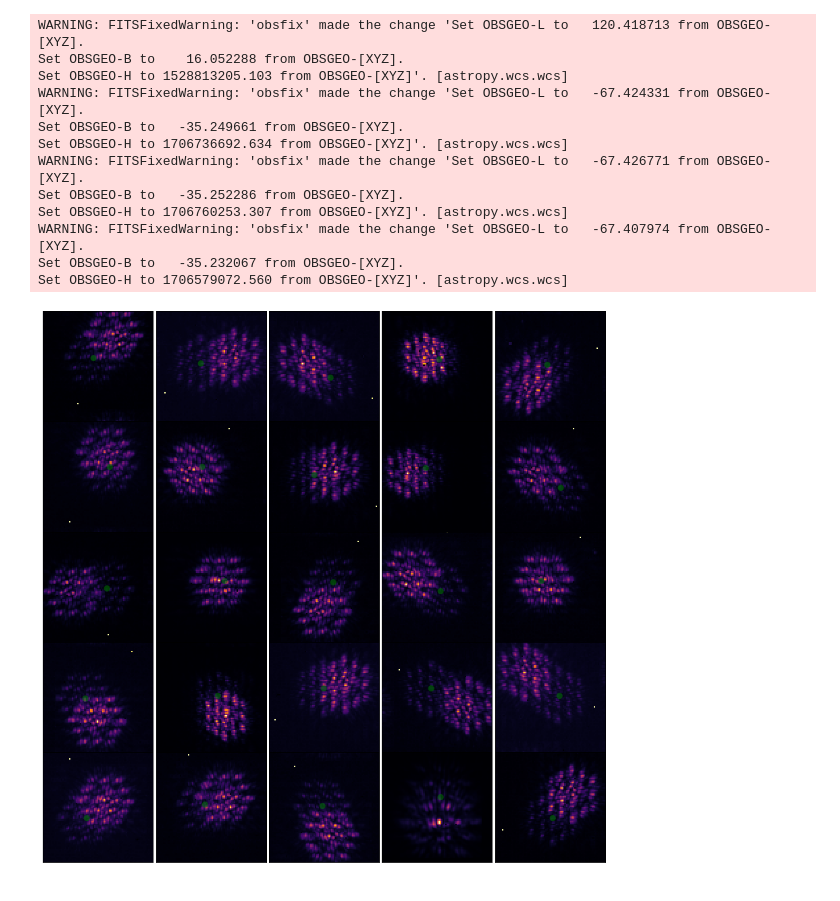
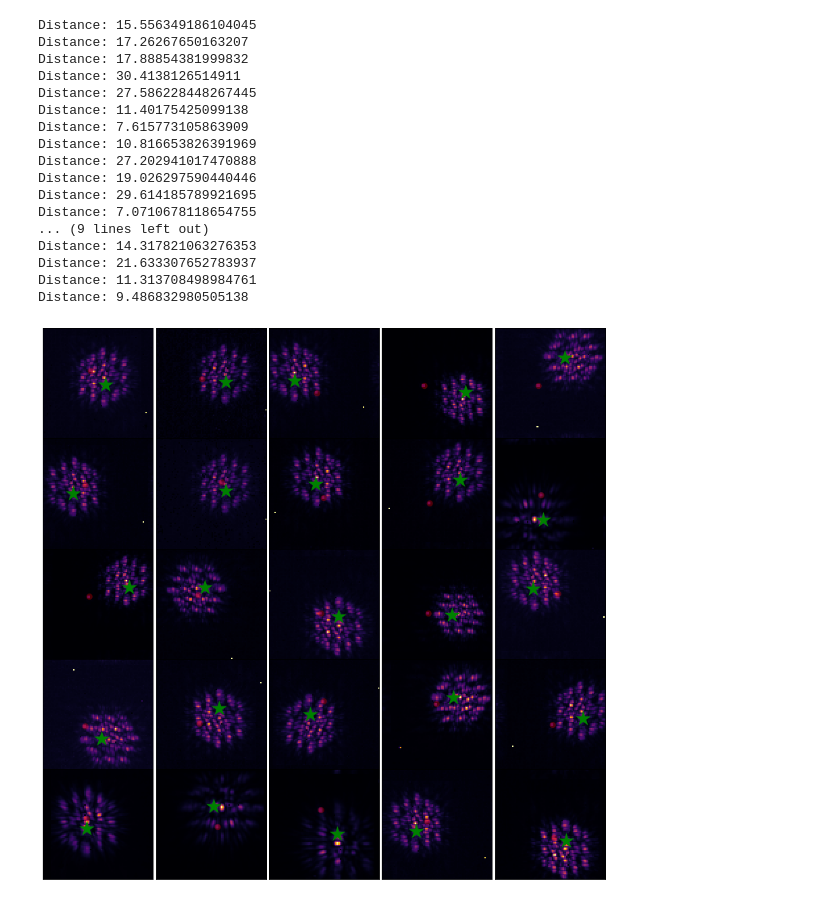
Before and after one commit to AstroMusers/AI-Boosted-Coronagraphy, a Jupyter notebook: notebooks/plotdataset.ipynb, the cells around one changed output. Saved outputs shown, nothing was run; the diff lists cells and outputs as text; code cells hidden in the pictures.

Commit message:
visualization almost done

```diff
--- a/notebooks/plotdataset.ipynb
+++ b/notebooks/plotdataset.ipynb
@@ -55,8 +55,8 @@ def rotate_point(x, y, angle_degrees, center=(40, 40)):
     dy = y - center[1]
 
     # Rotate the point
-    new_x = center[0] + dx * math.cos(angle_radians) - dy * math.sin(angle_radians)
-    new_y = center[1] + dx * math.sin(angle_radians) + dy * math.cos(angle_radians)
+    new_x = center[0] + dx * math.cos(angle_radians) + dy * math.sin(angle_radians)
+    new_y = center[1] - dx * math.sin(angle_radians) + dy * math.cos(angle_radians)
 
     return new_x, new_y
 
@@ -71,12 +71,12 @@ def flip_point(x, y, flipud:bool, fliplr:bool):
         new_y = w - 1 - y
 
     elif (flipud == True) and (fliplr == False):
-        new_x = x
-        new_y = w - 1 - y
+        new_x = w - 1 - x
+        new_y = y #w - 1 - y
 
     elif (flipud == False) and (fliplr == True):
-        new_x = h - 1 - x
-        new_y = y
+        new_x = x
+        new_y = h - 1 - y
 
     else:
         new_x, new_y = x, y
@@ -86,7 +86,7 @@ def flip_point(x, y, flipud:bool, fliplr:bool):
 
 
 def find_new_coordinates_after_shift(original_x, original_y, right_shift, down_shift):
-    h, w = 320, 320
+    h, w = 80, 80
     new_x = (original_x + right_shift) % h
     new_y = (original_y + down_shift) % w
     return new_x, new_y
@@ -139,8 +137,8 @@ def do_transformations(infos, locations):
 
         if len(info) == 6:
 
-            y = int(locations[idx][0])
-            x = int(locations[idx][1])
+            y = 54#int(locations[idx][0])
+            x = 36#int(locations[idx][1])
 
             rotate     = int(info[0])
             flip       = int(info[1])
@@ -150,15 +148,15 @@ def do_transformations(infos, locations):
             hshift     = int(info[5])
 
             x, y = rotate_point(x, y, rotate*90)
+
             x, y = flip_point(x, y, flipud=True if flip == 1 or flip == 3 else False, fliplr=True if flip == 2 or flip == 3 else False)
             x, y = find_new_coordinates_after_shift(x, y, right_shift=hshift if horizontal == 2 else -hshift, down_shift=vshift if vertical == 2 else -vshift)
-
 
             transformed_list.append((int(x), int(y)))
 
         else:
-            y = int(locations[idx][0])
-            x = int(locations[idx][1])
+            y = 54#int(locations[idx][0])
+            x = 36#int(locations[idx][1])
             transformed_list.append((y, x))
 
     return transformed_list
@@ -221,5 +219,5 @@ def apply_low_pass(array):
 
     return output
 # %%
-train_arrays = glob.glob('/data/scratch/sarperyurtseven/dataset/NIRCAM/1386/injections2/fc5_injections_train/*fc5.npy')
-random.shuffle(train_arrays)
+train_arrays = glob.glob('/data/scratch/sarperyurtseven/dataset/NIRCAM/1386/injections/fc5_injections_train/*fc5.npy')[:25]
+#random.shuffle(train_arrays)
@@ -227,17 +245,4 @@ random.shuffle(train_arrays)
 locations        = get_psf_info(train_arrays[:25])
 info             = get_augmentation_info(train_arrays[:25])
 transformed_list = do_transformations(info, locations)
-arrays           = get_array(train_arrays)
+arrays           = get_array(train_arrays[:25])
-# %% [output]
-WARNING: FITSFixedWarning: 'obsfix' made the change 'Set OBSGEO-L to   120.418713 from OBSGEO-[XYZ].
-Set OBSGEO-B to    16.052288 from OBSGEO-[XYZ].
-Set OBSGEO-H to 1528813205.103 from OBSGEO-[XYZ]'. [astropy.wcs.wcs]
-WARNING: FITSFixedWarning: 'obsfix' made the change 'Set OBSGEO-L to   -67.424331 from OBSGEO-[XYZ].
-Set OBSGEO-B to   -35.249661 from OBSGEO-[XYZ].
-Set OBSGEO-H to 1706736692.634 from OBSGEO-[XYZ]'. [astropy.wcs.wcs]
-WARNING: FITSFixedWarning: 'obsfix' made the change 'Set OBSGEO-L to   -67.426771 from OBSGEO-[XYZ].
-Set OBSGEO-B to   -35.252286 from OBSGEO-[XYZ].
-Set OBSGEO-H to 1706760253.307 from OBSGEO-[XYZ]'. [astropy.wcs.wcs]
-WARNING: FITSFixedWarning: 'obsfix' made the change 'Set OBSGEO-L to   -67.407974 from OBSGEO-[XYZ].
-Set OBSGEO-B to   -35.232067 from OBSGEO-[XYZ].
-Set OBSGEO-H to 1706579072.560 from OBSGEO-[XYZ]'. [astropy.wcs.wcs]
@@ -248,23 +249,41 @@ farrays = apply_low_pass(arrays)
 # %%
 bs = 5
 nrows = 5
 fig, axes = plt.subplots(nrows=nrows,ncols=bs,figsize=(15,15))
 
 for i, (row,col) in enumerate(product(range(nrows),range(bs))):
+
     x, y = int(train_arrays[i].split('/')[-1].split('-')[-3:-1][0][1:]), int(train_arrays[i].split('/')[-1].split('-')[-3:-1][1][1:])
-    #print(x,y)
-    axes[row][col].imshow(arrays[i], interpolation='nearest', cmap='inferno', )
+    axes[row][col].imshow(arrays[i], interpolation='nearest', cmap='inferno')
     axes[row][col].set_yticks([])
     axes[row][col].set_xticks([])
-    axes[row][col].text(x, y, s="\u25CF", fontsize=12, color='green', alpha=.5, ha='center', va='center')#u"\u2734"
+    axes[row][col].text(x, y, s="\u25CF", fontsize=12, color='red', alpha=.3, ha='center', va='center')#u"\u2734"
     axes[row][col].invert_yaxis()
-    # if int(transformed_list[i][0]) == -1:
-    #     pass
-    # else:
-    #     axes[row][col].text(int(transformed_list[i][0]), int(transformed_list[i][1]) , s="\u2734", fontsize=30, color='red')
+    if int(transformed_list[i][0]) == -1:
+        pass
+    else:
+        axes[row][col].text(int(transformed_list[i][0]), int(transformed_list[i][1]) , s="\u2605", fontsize=30, color='green', ha='center', va='center')
 
+    print("Distance:",calculate_distance(x1=x,x2=int(transformed_list[i][0]), y1=y,y2=int(transformed_list[i][1])))
 
 plt.subplots_adjust(wspace=0,hspace=0)
 plt.show()
 # %% [output]
+Distance: 15.556349186104045
+Distance: 17.26267650163207
+Distance: 17.88854381999832
+Distance: 30.4138126514911
+Distance: 27.586228448267445
+Distance: 11.40175425099138
+Distance: 7.615773105863909
+Distance: 10.816653826391969
+Distance: 27.202941017470888
+Distance: 19.026297590440446
+Distance: 29.614185789921695
+Distance: 7.0710678118654755
+... (9 lines left out)
+Distance: 14.317821063276353
+Distance: 21.633307652783937
+Distance: 11.313708498984761
+Distance: 9.486832980505138
-[figure, old version]
+[figure, new version]
```
Also changed, not shown: parts of 8 cells of this notebook, 6 other files.
